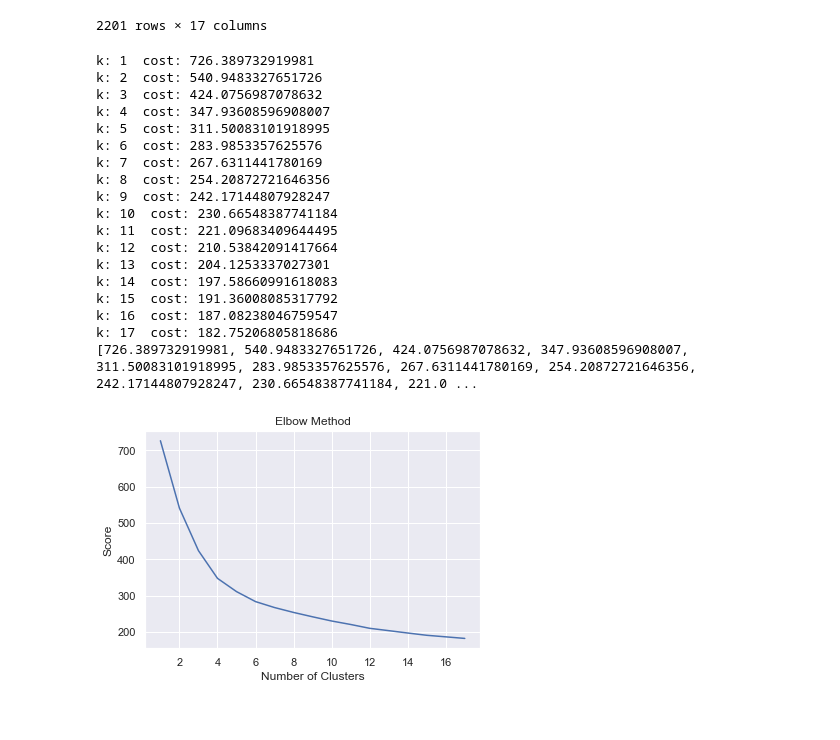
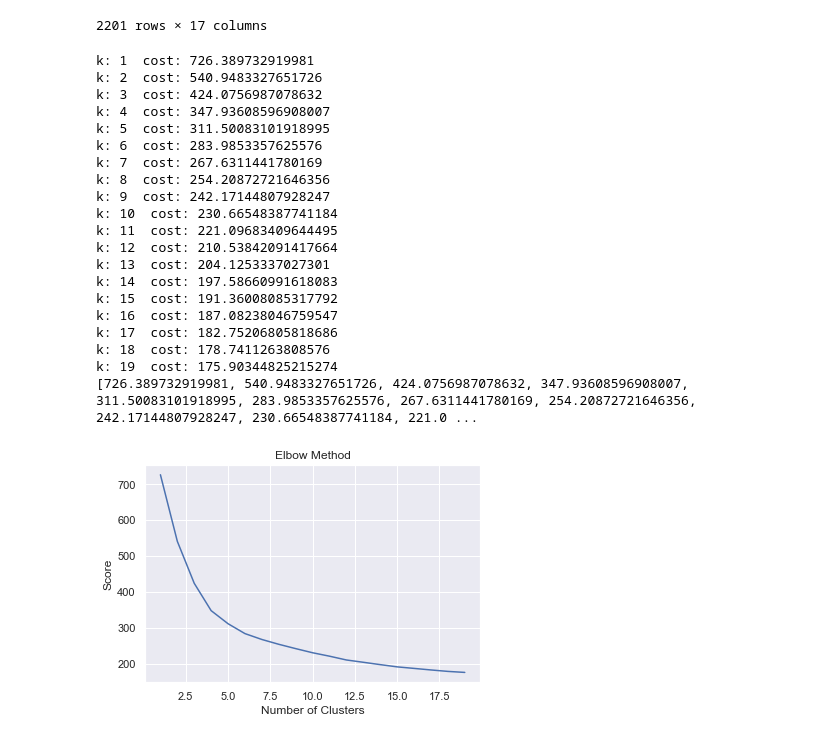
Before and after one commit to Ali-Raisolsadat/ML-Project1, a Jupyter notebook: BestKValue.ipynb, the cells around one changed output. Saved outputs shown, nothing was run; the diff lists cells and outputs as text; code cells hidden in the pictures.

```diff
--- a/BestKValue.ipynb
+++ b/BestKValue.ipynb
@@ -57,9 +81,9 @@ display(financial_data_norm)
 | 2200 | 0.020549 | -1.518977e-08 | 0.020549 | -0.342749 | -0.338906 | -0.325083 | ... |
 2201 rows × 17 columns
 # %%
-score = [0]*17
-number_clusters = range(1, 18)
-for k in range (1, 18):
+score = [0]*19
+number_clusters = range(1, 20)
+for k in range (1, 20):
 
     #Create a kmeans model on our data, using k clusters.  random_state helps ensure that the algorithm returns the same results each time.
     kmeans_model = KMeans(n_clusters=k, random_state=1).fit(financial_data_norm.iloc[:, :])
@@ -71,31 +95,33 @@ for k in range (1, 18):
     interia = kmeans_model.inertia_
     score[k-1] = interia
     print ("k:",k, " cost:", interia)
 
 print(score)
 
 plt.plot(number_clusters, score)
 plt.xlabel('Number of Clusters')
 plt.ylabel('Score')
 plt.title('Elbow Method')
 plt.show()
 # %% [output]
 k: 1  cost: 726.389732919981
 k: 2  cost: 540.9483327651726
 k: 3  cost: 424.0756987078632
 k: 4  cost: 347.93608596908007
 k: 5  cost: 311.50083101918995
 k: 6  cost: 283.9853357625576
 k: 7  cost: 267.6311441780169
 k: 8  cost: 254.20872721646356
 k: 9  cost: 242.17144807928247
 k: 10  cost: 230.66548387741184
 k: 11  cost: 221.09683409644495
 k: 12  cost: 210.53842091417664
 k: 13  cost: 204.1253337027301
 k: 14  cost: 197.58660991618083
 k: 15  cost: 191.36008085317792
 k: 16  cost: 187.08238046759547
 k: 17  cost: 182.75206805818686
+k: 18  cost: 178.7411263808576
+k: 19  cost: 175.90344825215274
 [726.389732919981, 540.9483327651726, 424.0756987078632, 347.93608596908007, 311.50083101918995, 283.9853357625576, 267.6311441780169, 254.20872721646356, 242.17144807928247, 230.66548387741184, 221.0 ...
-[figure, old version]
+[figure, new version]
```
Also changed, not shown: parts of 1 cell of this notebook.
